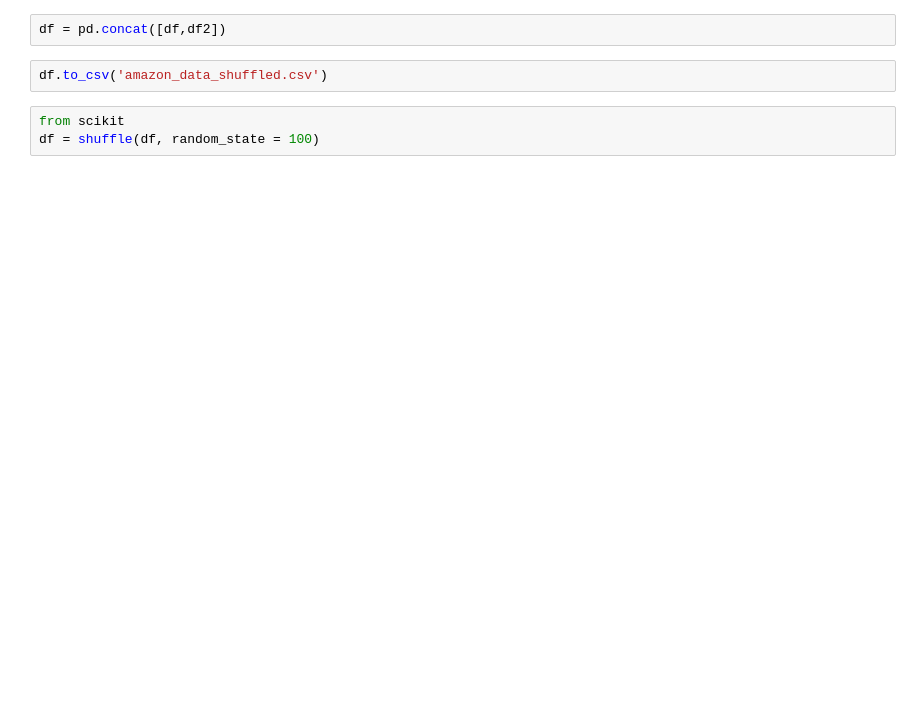
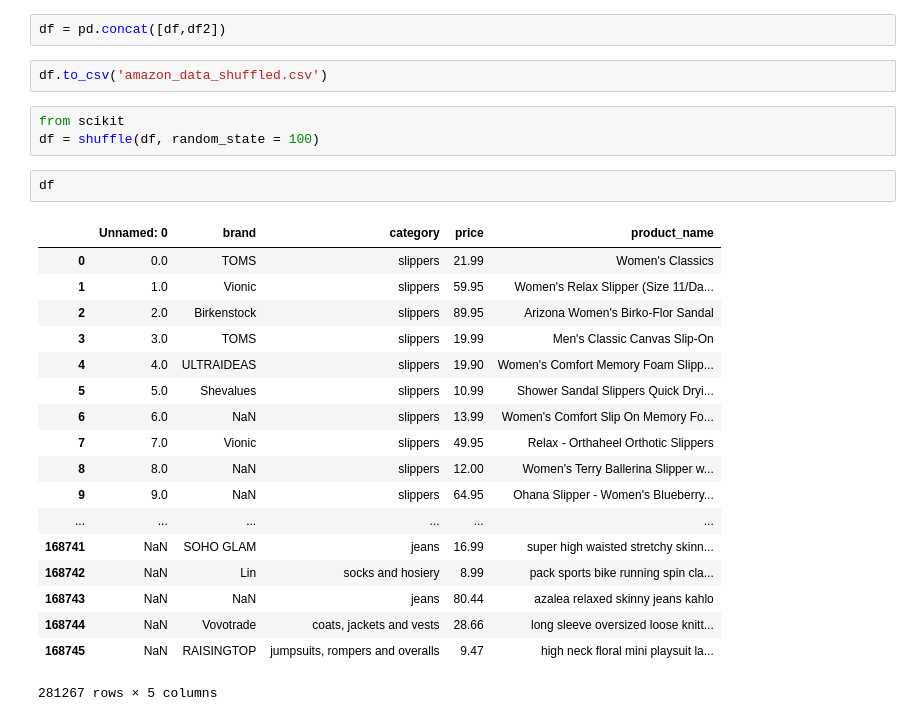
Before and after one commit to spartanrein/ecommerce, a Jupyter notebook: Untitled.ipynb, the cells around one changed output. Drawn from its saved outputs; the diff is of its cells as text; blank space fills up the shorter version.

```diff
--- a/Untitled.ipynb
+++ b/Untitled.ipynb
@@ -32,3 +32,24 @@ df.to_csv('amazon_data_shuffled.csv')
 # %%
 from scikit
 df = shuffle(df, random_state = 100)
+# %%
+df
+# %% [output]
+|  | Unnamed: 0 | brand | category | price | product_name |
+| 0 | 0.0 | TOMS | slippers | 21.99 | Women's Classics |
+| 1 | 1.0 | Vionic | slippers | 59.95 | Women's Relax Slipper (Size 11/Da... |
+| 2 | 2.0 | Birkenstock | slippers | 89.95 | Arizona Women's Birko-Flor Sandal |
+| 3 | 3.0 | TOMS | slippers | 19.99 | Men's Classic Canvas Slip-On |
+| 4 | 4.0 | ULTRAIDEAS | slippers | 19.90 | Women's Comfort Memory Foam Slipp... |
+| 5 | 5.0 | Shevalues | slippers | 10.99 | Shower Sandal Slippers Quick Dryi... |
+| 6 | 6.0 | NaN | slippers | 13.99 | Women's Comfort Slip On Memory Fo... |
+| 7 | 7.0 | Vionic | slippers | 49.95 | Relax - Orthaheel Orthotic Slippers |
+| 8 | 8.0 | NaN | slippers | 12.00 | Women's Terry Ballerina Slipper w... |
+| 9 | 9.0 | NaN | slippers | 64.95 | Ohana Slipper - Women's Blueberry... |
+| ... | ... | ... | ... | ... | ... |
+| 168741 | NaN | SOHO GLAM | jeans | 16.99 | super high waisted stretchy skinn... |
+| 168742 | NaN | Lin | socks and hosiery | 8.99 | pack sports bike running spin cla... |
+| 168743 | NaN | NaN | jeans | 80.44 | azalea relaxed skinny jeans kahlo |
+| 168744 | NaN | Vovotrade | coats, jackets and vests | 28.66 | long sleeve oversized loose knitt... |
+| 168745 | NaN | RAISINGTOP | jumpsuits, rompers and overalls | 9.47 | high neck floral mini playsuit la... |
+281267 rows × 5 columns
```
Also changed, not shown: parts of 1 cell of this notebook, 8 other files.
